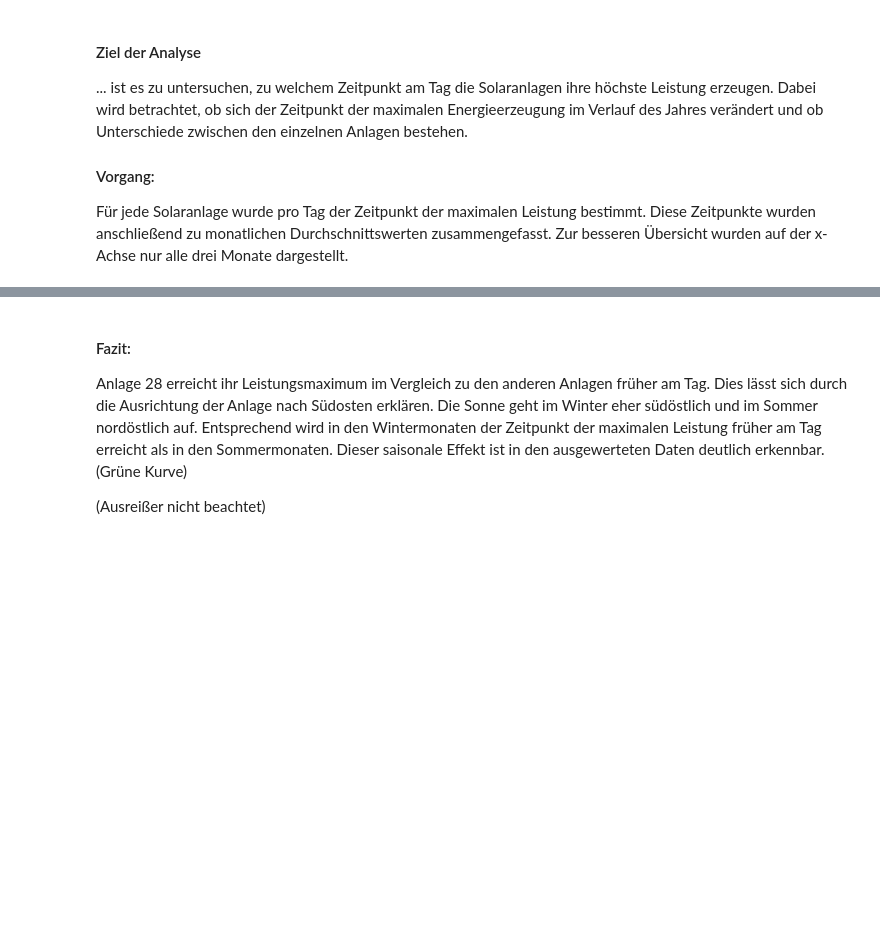
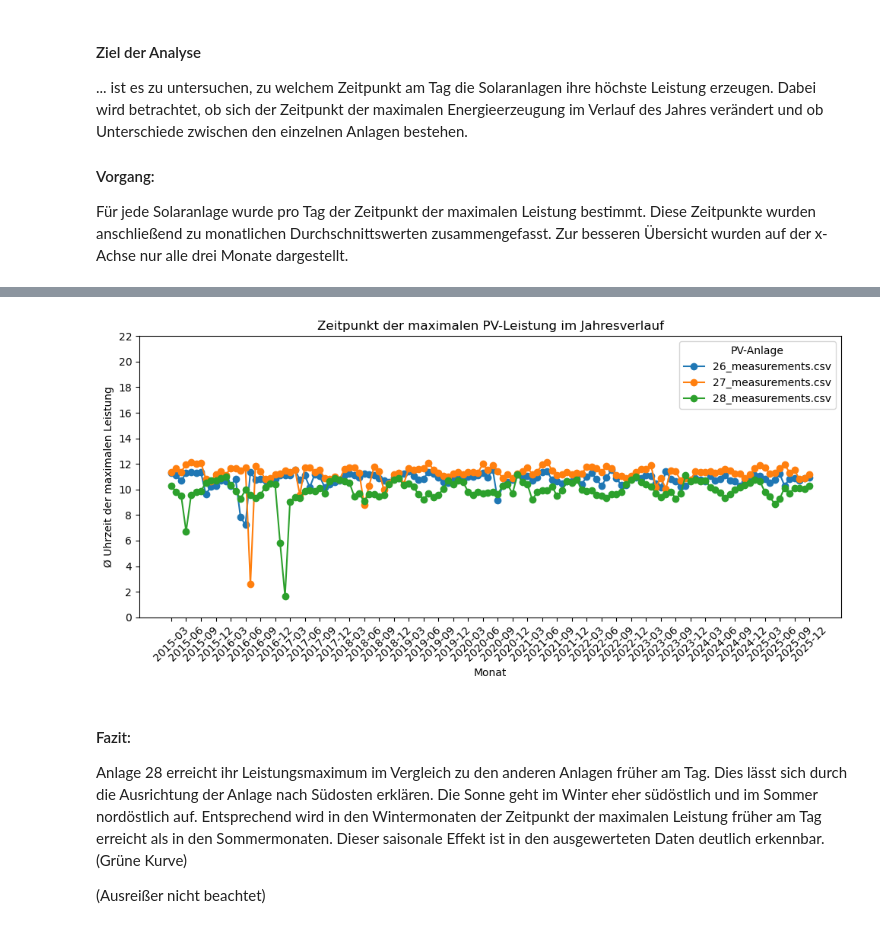
Before and after one commit to hagen-o/Inf2-Hausarbeit-SolarAnalyse, a Jupyter notebook: Hausarbeit.ipynb, the cells around one changed output, grey strips where cells are left out. Saved outputs shown, nothing was run; the diff lists cells and outputs as text; code cells hidden in the pictures; blank space fills up the shorter version.

```diff
--- a/Hausarbeit.ipynb
+++ b/Hausarbeit.ipynb
@@ -319,3 +322,78 @@ plt.show()
+# %%
+import pandas as pd
+import matplotlib.pyplot as plt
+
+# Zeitstempel sicherstellen
+df_all["timestamp"] = pd.to_datetime(df_all["timestamp"])
+
+# Datum & Stunde
+df_all["date"] = df_all["timestamp"].dt.date
+df_all["hour"] = df_all["timestamp"].dt.hour
+
+# Nur positive Leistungen
+df_pos = df_all[df_all["pv_power_w"] > 0].copy()
+
+# Zeitpunkt der maximalen Leistung pro Tag UND Anlage
+idx = (
+    df_pos
+    .groupby(["source_file", "date"])["pv_power_w"]
+    .idxmax()
+    .dropna()
+)
+
+daily_max = df_pos.loc[idx].copy()
+
+# Monat extrahieren
+daily_max["date"] = pd.to_datetime(daily_max["date"])
+daily_max["month"] = daily_max["date"].dt.to_period("M")
+
+# Monatlicher Durchschnitt der Uhrzeit pro Anlage
+monthly_mean = (
+    daily_max
+    .groupby(["month", "source_file"])["hour"]
+    .mean()
+    .reset_index()
+)
+
+# In Wide-Format für Plot
+monthly_df = monthly_mean.pivot(
+    index="month",
+    columns="source_file",
+    values="hour"
+)
+
+# -------------------
+# Diagramm
+# -------------------
+
+plt.figure(figsize=(10, 5))
+
+x_values = monthly_df.index.astype(str)
+
+for anlage in monthly_df.columns:
+    plt.plot(
+        x_values,
+        monthly_df[anlage],
+        marker="o",
+        label=anlage
+    )
+
+# X-Achse: nur alle 3 Monate
+tick_positions = range(0, len(x_values), 3)
+tick_labels = x_values[tick_positions]
+plt.xticks(tick_positions, tick_labels, rotation=45)
+
+# Y-Achse: 2-Stunden-Schritte
+plt.yticks(range(0, 24, 2))
+
+plt.xlabel("Monat")
+plt.ylabel("Ø Uhrzeit der maximalen Leistung")
+plt.title("Zeitpunkt der maximalen PV-Leistung im Jahresverlauf")
+plt.legend(title="PV-Anlage")
+plt.tight_layout()
+plt.show()
+# %% [output]
+[figure, added]
 # %% [markdown]
 #### Fazit:
 Anlage 28 erreicht ihr Leistungsmaximum im Vergleich zu den anderen Anlagen früher am Tag. Dies lässt sich durch die Ausrichtung der Anlage nach Südosten erklären.
```
Also changed, not shown: parts of 10 cells of this notebook.
